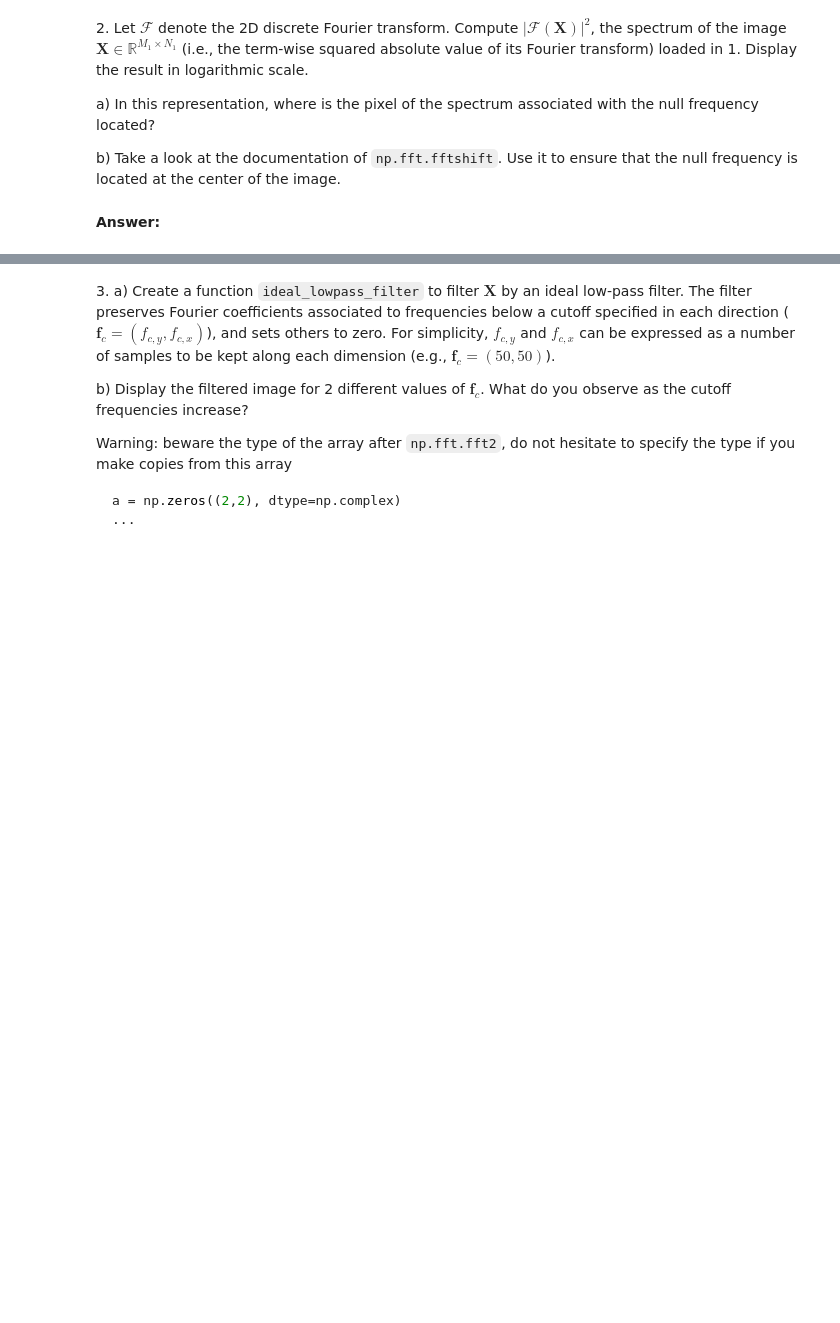
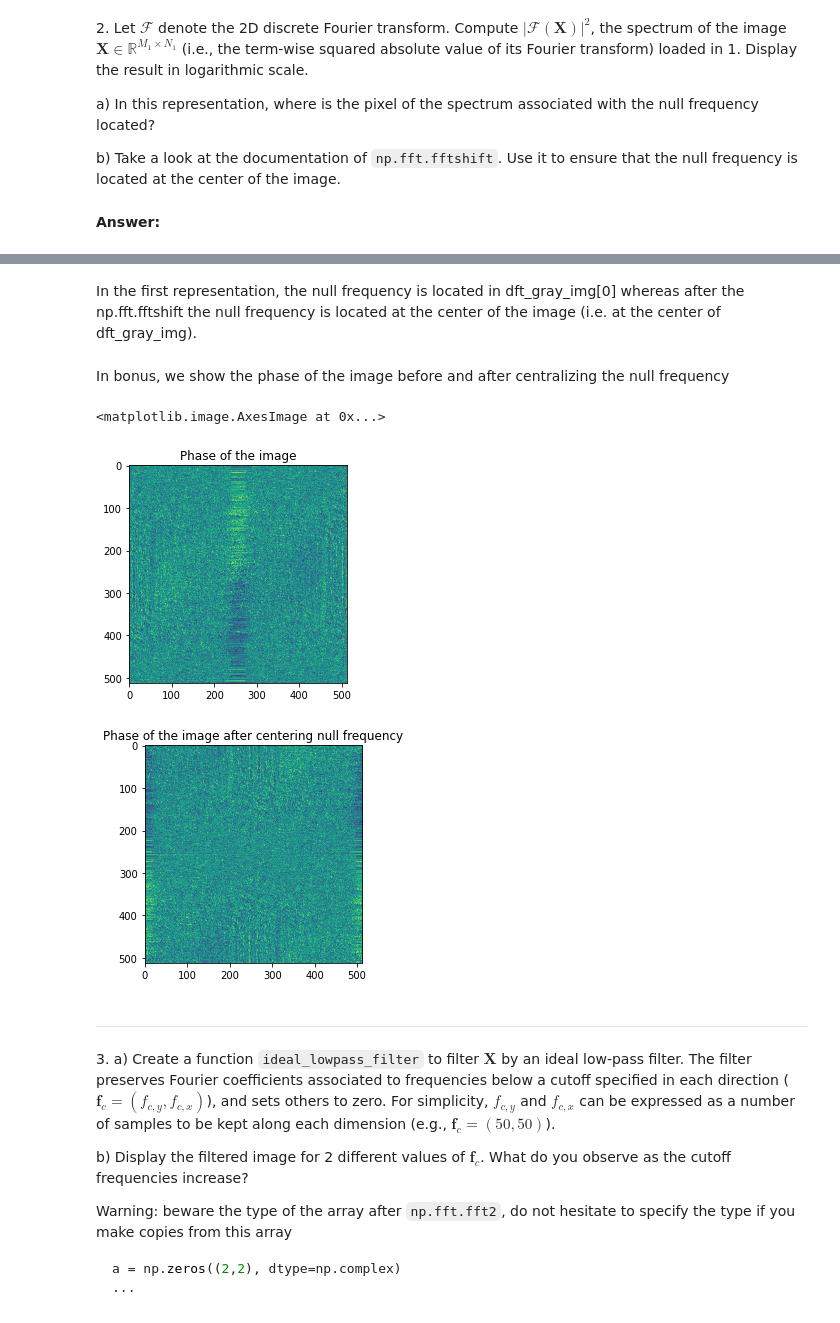
Before and after one commit to heez77/python_sdia, a Jupyter notebook: Labs/Lab3/lab3.ipynb, the cells around one changed output, grey strips where cells are left out. Saved outputs shown, nothing was run; the diff lists cells and outputs as text; code cells hidden in the pictures; blank space fills up the shorter version.

```diff
--- a/Labs/Lab3/lab3.ipynb
+++ b/Labs/Lab3/lab3.ipynb
@@ -194,3 +204,29 @@ Clipping input data to the valid range for imshow with RGB data ([0..1] for floa
+# %% [markdown]
+In the first representation, the null frequency is located in dft_gray_img[0] whereas after the np.fft.fftshift the null frequency is located at the center of the image (i.e. at the center of dft_gray_img).
+# %% [markdown]
+In bonus, we show the phase of the image before and after centralizing the null frequency
+# %%
+import cmath
+
+# Phase of the image
+dft_gray_img = np.fft.fft2(gray_img)
+phase = np.vectorize(lambda x: cmath.phase(x))(dft_gray_img)
+plt.figure()
+plt.title("Phase of the image")
+plt.imshow(phase)
+
+# Phase of the image after centering null frequency
+dft_gray_img = np.fft.fftshift(dft_gray_img)
+phase = np.vectorize(lambda x: cmath.phase(x))(dft_gray_img)
+plt.figure()
+plt.title("Phase of the image after centering null frequency")
+plt.imshow(phase)
+# %% [output]
+<matplotlib.image.AxesImage at 0x...>
+[figure, added]
+[figure, added]
+# %% [markdown]
+----------------------------------------------------------------
 # %% [markdown]
 3\.
     a) Create a function `ideal_lowpass_filter` to filter $\mathbf{X}$ by an ideal low-pass filter. The filter preserves Fourier coefficients associated to frequencies below a cutoff specified in each direction ($\mathbf{f}_c = (f_{c,y}, f_{c,x})$), and sets others to zero. For simplicity, $f_{c,y}$ and $f_{c,x}$ can be expressed as a number of samples to be kept along each dimension (e.g., $\mathbf{f}_c = (50,50)$).
```
Also changed, not shown: parts of 15 cells of this notebook.
